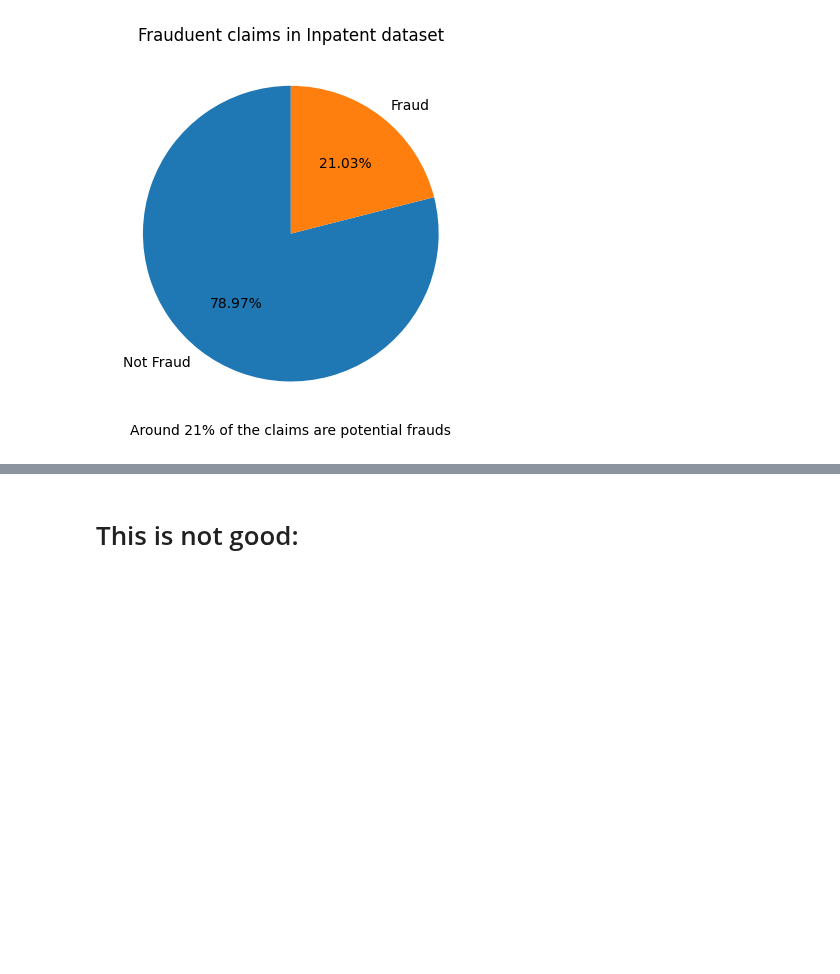
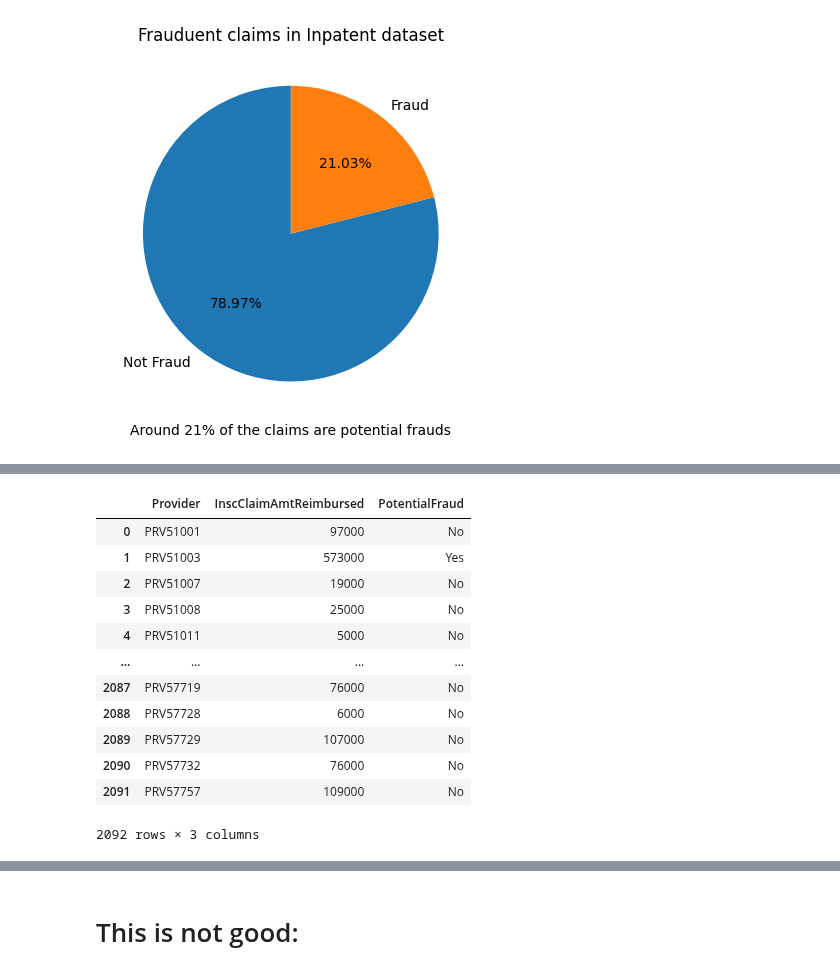
Before and after one commit to ChTomer/MyCapstone, a Jupyter notebook: HealthCareFraudProjectPitch/2inpatiant.ipynb, the cells around one changed output, grey strips where cells are left out. Saved outputs shown, nothing was run; the diff lists cells and outputs as text; code cells hidden in the pictures; blank space fills up the shorter version.

```diff
--- a/HealthCareFraudProjectPitch/2inpatiant.ipynb
+++ b/HealthCareFraudProjectPitch/2inpatiant.ipynb
@@ -752,0 +787,20 @@ plt.show()
+# %%
+cost_of_fraud = grouped_provider.merge(train_df,
+                                       on='Provider',
+                                       how='left').fillna(0)
+cost_of_fraud
+# Using left join will give the same number of rows for this specific case. Which is what I want
+# %% [output]
+|  | Provider | InscClaimAmtReimbursed | PotentialFraud |
+| 0 | PRV51001 | 97000 | No |
+| 1 | PRV51003 | 573000 | Yes |
+| 2 | PRV51007 | 19000 | No |
+| 3 | PRV51008 | 25000 | No |
+| 4 | PRV51011 | 5000 | No |
+| ... | ... | ... | ... |
+| 2087 | PRV57719 | 76000 | No |
+| 2088 | PRV57728 | 6000 | No |
+| 2089 | PRV57729 | 107000 | No |
+| 2090 | PRV57732 | 76000 | No |
+| 2091 | PRV57757 | 109000 | No |
+2092 rows × 3 columns
```
Also changed, not shown: parts of 10 cells of this notebook, 2 other files.
